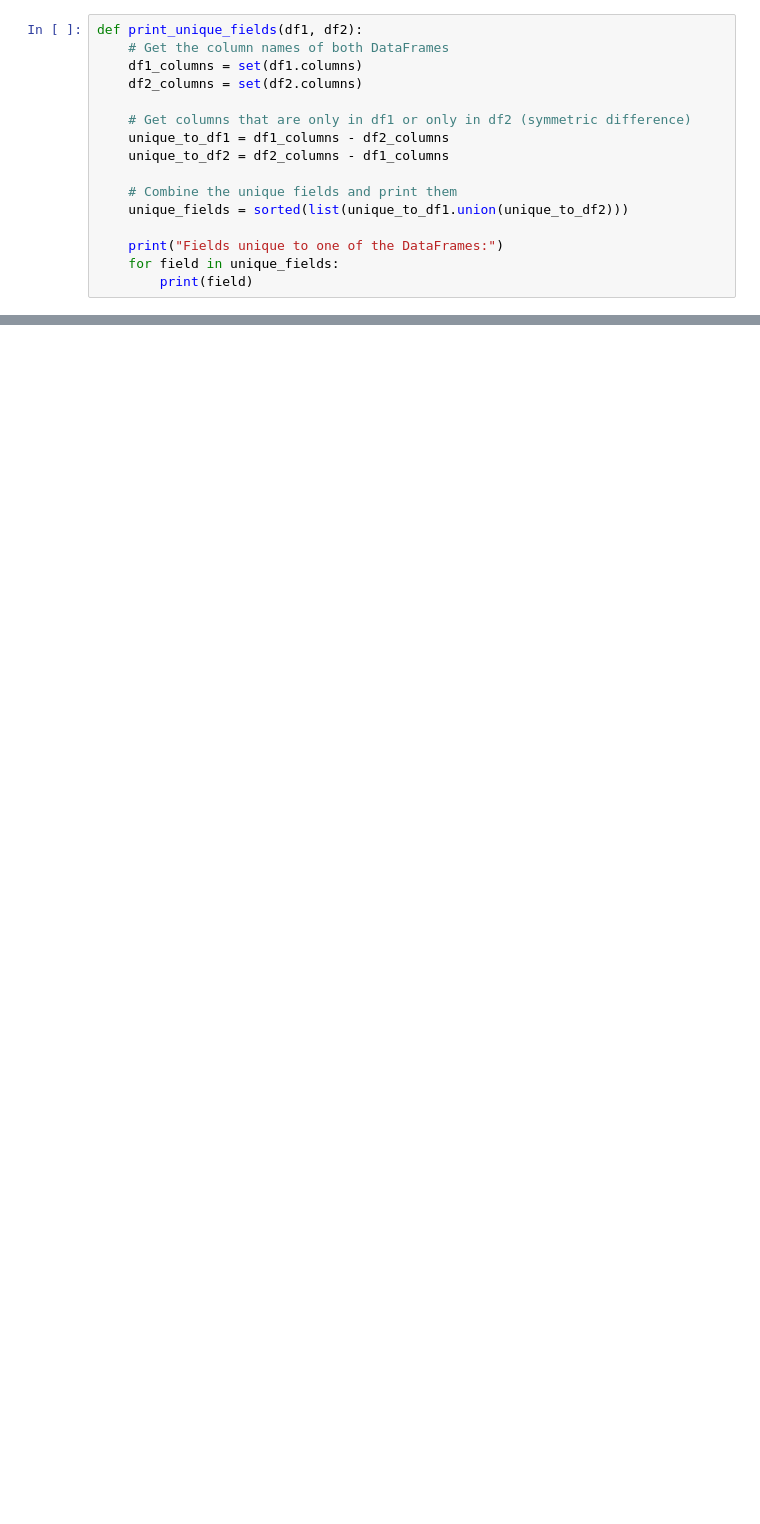
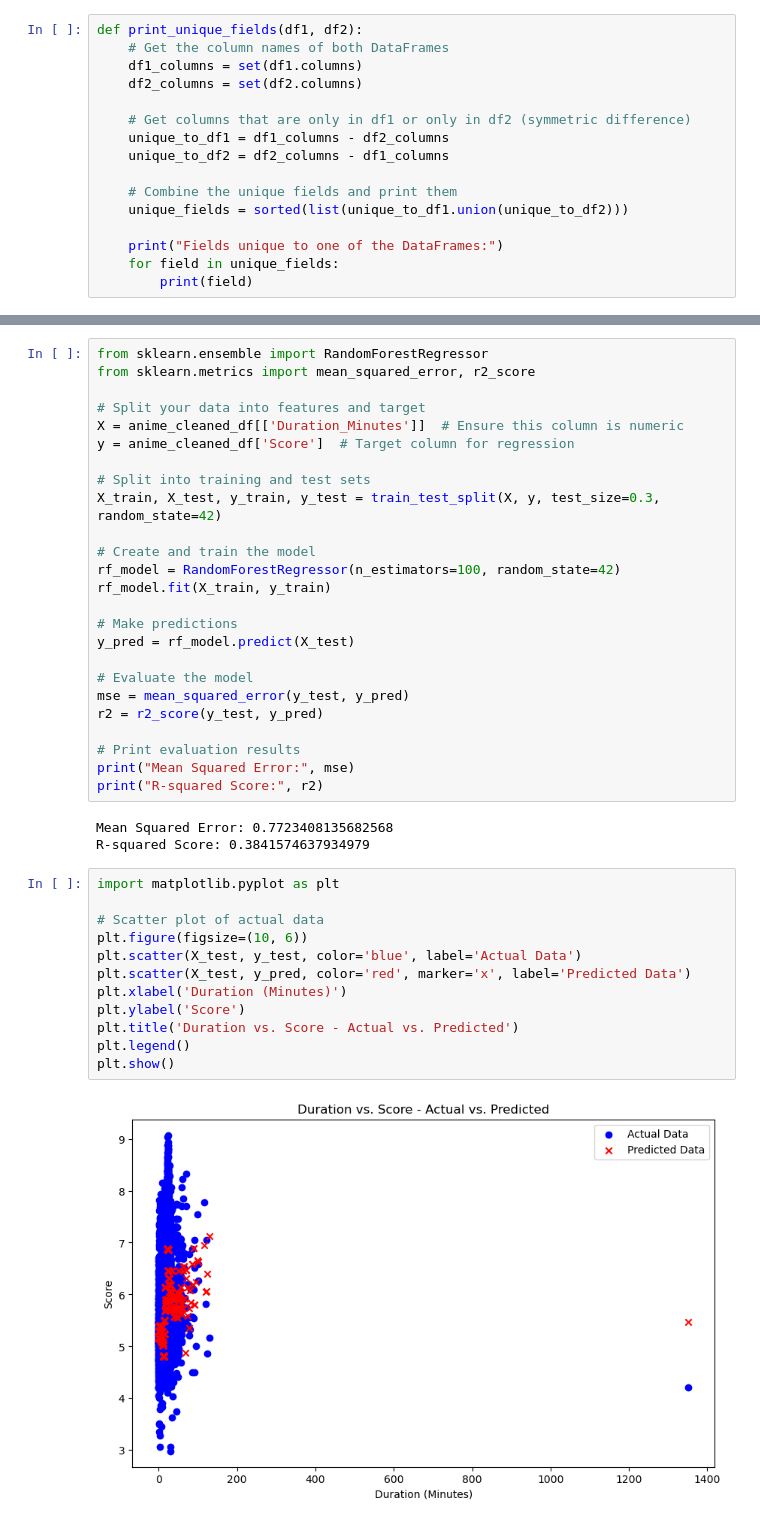
Before and after one commit to agentyk/SC1015_FEL1_Group2, a Jupyter notebook: SC1015_FEL1_Group2.ipynb, the cells around one changed output, grey strips where cells are left out. Drawn from its saved outputs; the diff is of its cells as text; blank space fills up the shorter version.

Commit message:
Added ML models, still WIP

```diff
--- a/SC1015_FEL1_Group2.ipynb
+++ b/SC1015_FEL1_Group2.ipynb
@@ -2027,0 +1996,42 @@ The predicted rank is 8.0
+# %%
+from sklearn.ensemble import RandomForestRegressor
+from sklearn.metrics import mean_squared_error, r2_score
+
+# Split your data into features and target
+X = anime_cleaned_df[['Duration_Minutes']]  # Ensure this column is numeric
+y = anime_cleaned_df['Score']  # Target column for regression
+
+# Split into training and test sets
+X_train, X_test, y_train, y_test = train_test_split(X, y, test_size=0.3, random_state=42)
+
+# Create and train the model
+rf_model = RandomForestRegressor(n_estimators=100, random_state=42)
+rf_model.fit(X_train, y_train)
+
+# Make predictions
+y_pred = rf_model.predict(X_test)
+
+# Evaluate the model
+mse = mean_squared_error(y_test, y_pred)
+r2 = r2_score(y_test, y_pred)
+
+# Print evaluation results
+print("Mean Squared Error:", mse)
+print("R-squared Score:", r2)
+# %% [output]
+Mean Squared Error: 0.7723408135682568
+R-squared Score: 0.3841574637934979
+# %%
+import matplotlib.pyplot as plt
+
+# Scatter plot of actual data
+plt.figure(figsize=(10, 6))
+plt.scatter(X_test, y_test, color='blue', label='Actual Data')
+plt.scatter(X_test, y_pred, color='red', marker='x', label='Predicted Data')
+plt.xlabel('Duration (Minutes)')
+plt.ylabel('Score')
+plt.title('Duration vs. Score - Actual vs. Predicted')
+plt.legend()
+plt.show()
+# %% [output]
+[figure, added]
```
Also changed, not shown: parts of 30 cells of this notebook, 8 other files.
